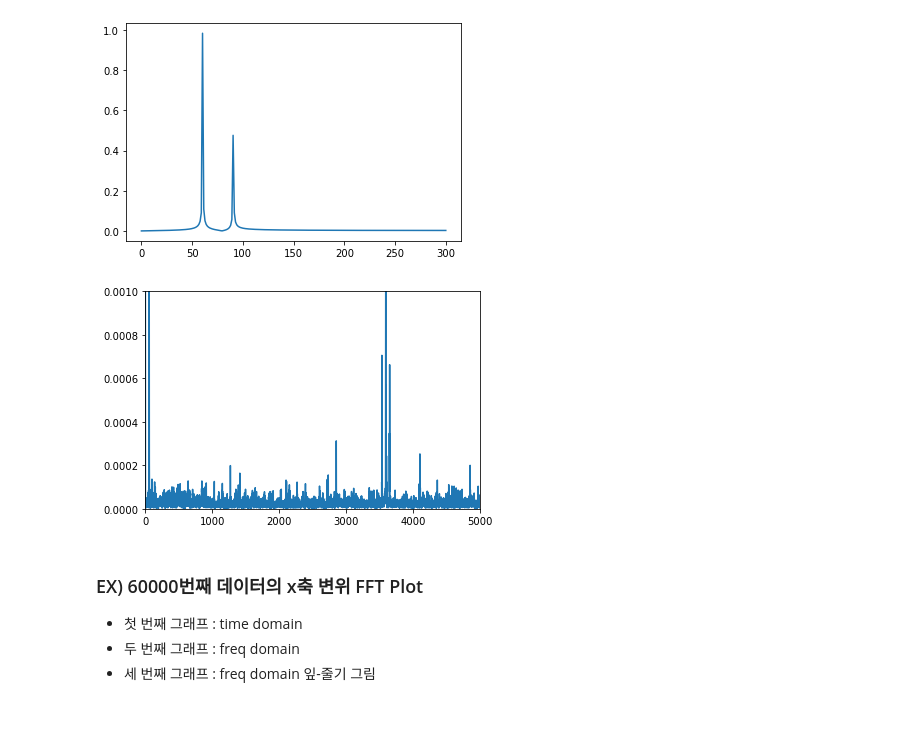
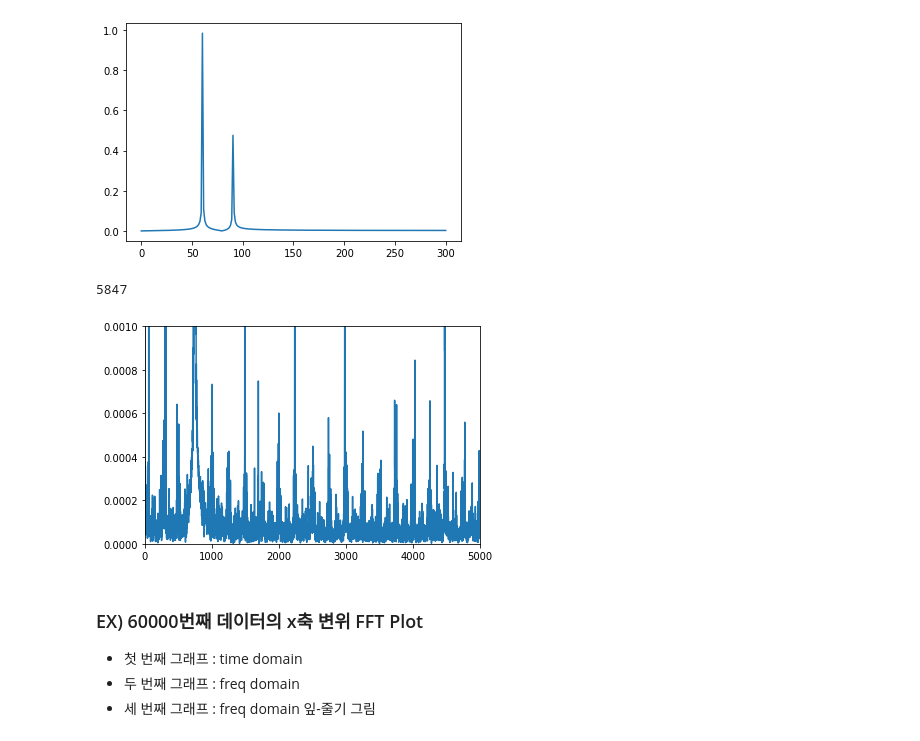
Before and after one commit to JJukE/Analysis_of_Spindle_Motor_Failure, a Jupyter notebook: DataPreprocessing/2 Data Transformation.ipynb, the cells around one changed output. Cells and saved outputs as stored; diff of their text form; code cells hidden in the pictures.

```diff
--- a/DataPreprocessing/2 Data Transformation.ipynb
+++ b/DataPreprocessing/2 Data Transformation.ipynb
@@ -11,7 +12,7 @@ from numpy.fft import fft
 # %% [markdown]
 ## 1) data path 지정
 # %%
-data_path = '/Users/jjuke/Desktop/Study/BigDataAnalysis/TermProject/SPINDLE DATA/'
+data_path = '/root/dev/datasets/S2_MR1_U2/' # data의 상위 디렉토리 폴더명을 넣어야함(TEST_175, TEST_176 등의 폴더 상위)!
 
 print(data_path)
 # %% [output]
@@ -19,7 +20,7 @@ print(data_path)
 # %%
 dirs_path = []
 
-print(os.listdir(data_path))
+print(os.listdir(data_path)[0])
 for dirs in os.listdir(data_path):
     path = os.path.join(data_path, dirs)
     if 'TEST' in dirs:
@@ -27,5 +28,6 @@ for dirs in os.listdir(data_path):
 
 print()
 dirs_path = natsort.natsorted(dirs_path)
-print(dirs_path[i] for i in range(len(dirs_path)))
+for i in range(len(dirs_path)):
+    print(dirs_path[i])
 # %% [output]
@@ -74,7 +78,6 @@ file_names = []
 # firstDirPaths = [] # TEST_55 dir만 (확인용)
 # firstDirNames = []
 
-all
 for directory in dirs_path:
     for dirname, _, filenames in os.walk(directory):
         filenames = natsort.natsorted(filenames)
@@ -97,6 +100,6 @@ for directory in dirs_path:
 # print(len(firstDirNames))
 # print()
 
-# for i in range(len(file_names)):
-#     print(file_paths[i])
-#     print(file_names[i])
+for i in range(10):
+    print(file_paths[i])
+    print(file_names[i])
@@ -174,7 +199,7 @@ with open('/Users/jjuke/Desktop/Study/BigDataAnalysis/TermProject/SPINDLE DATA/t
     pickle.dump(t_data, fw)
 # %%
 # pickle data 불러오기
-with open("/Users/jjuke/Desktop/Study/BigDataAnalysis/TermProject/SPINDLE DATA/time_domain_data_sec.pickle", "rb") as fr:
+with open("/root/SpindleData/time_domain_data_sec.pickle", "rb") as fr:
     t_data = pickle.load(fr)
 # %% [markdown]
 ## 3) FFT 변환 및 plot
@@ -220,25 +245,26 @@ plt.show()
 # %%
 # FFT_Spindle
 def fft_spindle(data):
     # FFT
     N = len(data) # 10000 (1초간 10000개 data 측정)
     T = 1.0 / 10000 # 측정 주기
     amp_x_dis = fft(data['x_dis'].values) # fft 결과 x_dis 열의 amplitude 값
     amp_y_dis = fft(data['y_dis'].values) # fft 결과 y_dis 열의 amplitude 값
     amp_x_dis = 2.0/N * np.abs(amp_x_dis[:N//2]) # 반만 필요
     amp_y_dis = 2.0/N * np.abs(amp_y_dis[:N//2])
     freq = np.linspace(0.0, 1.0/(2.0*T), N//2) # frequency (반만 가져옴)
     return freq, amp_x_dis, amp_y_dis
 
-# 65000번째 1초간 data 입력 시 fft 변환 결과
-
-frequency, amplitude_x, amplitude_y = fft_spindle(t_data[65000])
+# 5000번째 1초간 data 입력 시 fft 변환 결과
+print(len(t_data))
+frequency, amplitude_x, amplitude_y = fft_spindle(t_data[5000])
 plt.plot(frequency, amplitude_x)
 plt.xlim(0, 5000)
 plt.ylim(0, 0.001)
 plt.show()
 # %% [output]
+5847
-[figure, old version]
+[figure, new version]
 # %% [markdown]
 ### EX) 60000번째 데이터의 x축 변위 FFT Plot
 * 첫 번째 그래프 : time domain
```
Also changed, not shown: parts of 9 cells of this notebook, 10 other files.
